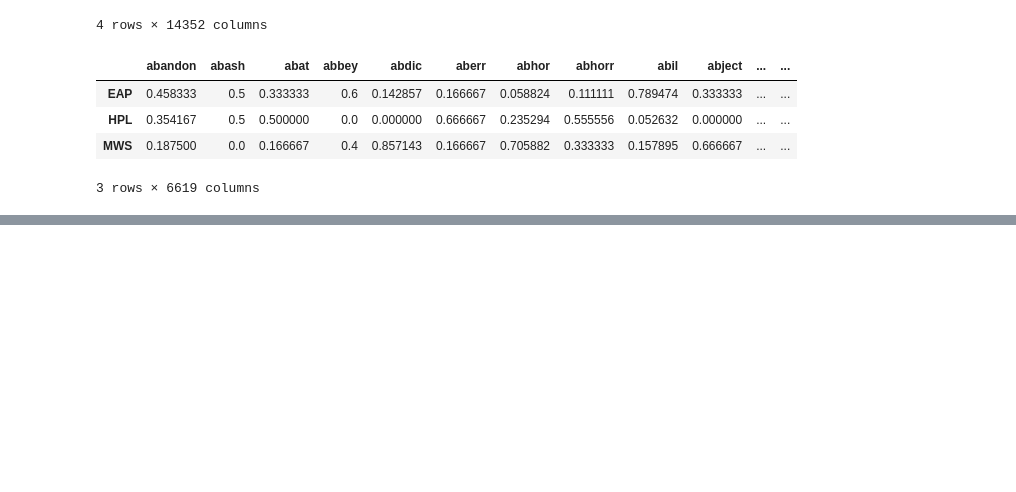
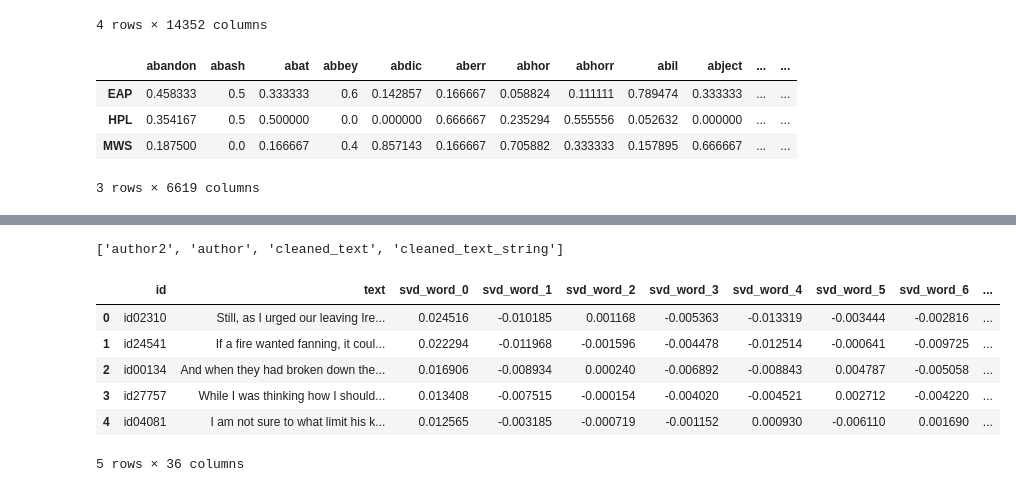
Before and after one commit to AntonKorobkov/kaggle-spooky, a Jupyter notebook: src/main.ipynb, the cells around one changed output, grey strips where cells are left out. Saved outputs shown, nothing was run; the diff lists cells and outputs as text; code cells hidden in the pictures; blank space fills up the shorter version.

```diff
--- a/src/main.ipynb
+++ b/src/main.ipynb
@@ -788,3 +262,0 @@ NameError: name 'eng_stopwords' is not defined
-# %%
-df_test["num_stopwords"] = df_test["text"].apply(lambda x: len([w for w in str(x).lower().split() if w in get_stop_words('english')]))
-df_train["num_stopwords"] = df_train["text"].apply(lambda x: len([w for w in str(x).lower().split() if w in get_stop_words('english')]))
@@ -850,0 +374,28 @@ save_prediction(probs)
+# %%
+### Fit transform the count vectorizer ###
+tfidf_vec = CountVectorizer(stop_words='english', ngram_range=(1,3))
+tfidf_vec.fit(df_train['text'].values.tolist() + df_test['text'].values.tolist())
+train_tfidf = tfidf_vec.transform(df_train['text'].values.tolist())
+test_tfidf = tfidf_vec.transform(df_test['text'].values.tolist())
+# %%
+cv_scores = []
+pred_full_test = 0
+pred_train = np.zeros([df_train.shape[0], 3])
+kf = model_selection.KFold(n_splits=5, shuffle=True, random_state=2017)
+for dev_index, val_index in kf.split(train_X):
+    dev_X, val_X = train_tfidf[dev_index], train_tfidf[val_index]
+    dev_y, val_y = train_y[dev_index], train_y[val_index]
+    pred_val_y, pred_test_y, model = runMNB(dev_X, dev_y, val_X, val_y, test_tfidf)
+    pred_full_test = pred_full_test + pred_test_y
+    pred_train[val_index,:] = pred_val_y
+    cv_scores.append(metrics.log_loss(val_y, pred_val_y))
+print("Mean cv score : ", np.mean(cv_scores))
+pred_full_test = pred_full_test / 5.
+
+# add the predictions as new features #
+df_train["nb_cvec_eap"] = pred_train[:,0]
+df_train["nb_cvec_hpl"] = pred_train[:,1]
+df_train["nb_cvec_mws"] = pred_train[:,2]
+df_test["nb_cvec_eap"] = pred_full_test[:,0]
+df_test["nb_cvec_hpl"] = pred_full_test[:,1]
+df_test["nb_cvec_mws"] = pred_full_test[:,2]
@@ -850,0 +523,10 @@ save_prediction(probs)
+# %%
+df_test['length']=df_test['cleaned_text_string'].apply(len)
+df_test["num_words"] = df_test["text"].apply(lambda x: len(str(x).split()))
+df_test["num_unique_words"] = df_test["text"].apply(lambda x: len(set(str(x).split())))
+df_test["num_punctuations"] =df_test['text'].apply(lambda x: len([c for c in str(x) if c in string.punctuation]))
+df_test["num_words_upper"] = df_test["text"].apply(lambda x: len([w for w in str(x).split() if w.isupper()]))
+df_test["num_words_title"] = df_test["text"].apply(lambda x: len([w for w in str(x).split() if w.istitle()]))
+df_test["mean_word_len"] = df_test["text"].apply(lambda x: np.mean([len(w) for w in str(x).split()]))
+df_test["num_stopwords"] = df_test["text"].apply(lambda x: len([w for w in str(x).lower().split() if w in eng_stopwords]))
+df_test.head(n=3)
@@ -850,0 +554,15 @@ save_prediction(probs)
+# %%
+cols=(df_train.columns.tolist())[6:]
+[item for item in df_train.columns.tolist() if item not in df_test.columns.tolist()]
+# %% [output]
+['author2', 'author', 'cleaned_text', 'cleaned_text_string']
+# %%
+df_test.head()
+# %% [output]
+|  | id | text | svd_word_0 | svd_word_1 | svd_word_2 | svd_word_3 | svd_word_4 | svd_word_5 | svd_word_6 | ... |
+| 0 | id02310 | Still, as I urged our leaving Ire... | 0.024516 | -0.010185 | 0.001168 | -0.005363 | -0.013319 | -0.003444 | -0.002816 | ... |
+| 1 | id24541 | If a fire wanted fanning, it coul... | 0.022294 | -0.011968 | -0.001596 | -0.004478 | -0.012514 | -0.000641 | -0.009725 | ... |
+| 2 | id00134 | And when they had broken down the... | 0.016906 | -0.008934 | 0.000240 | -0.006892 | -0.008843 | 0.004787 | -0.005058 | ... |
+| 3 | id27757 | While I was thinking how I should... | 0.013408 | -0.007515 | -0.000154 | -0.004020 | -0.004521 | 0.002712 | -0.004220 | ... |
+| 4 | id04081 | I am not sure to what limit his k... | 0.012565 | -0.003185 | -0.000719 | -0.001152 | 0.000930 | -0.006110 | 0.001690 | ... |
+5 rows × 36 columns
```
Also changed, not shown: parts of 106 cells of this notebook.
